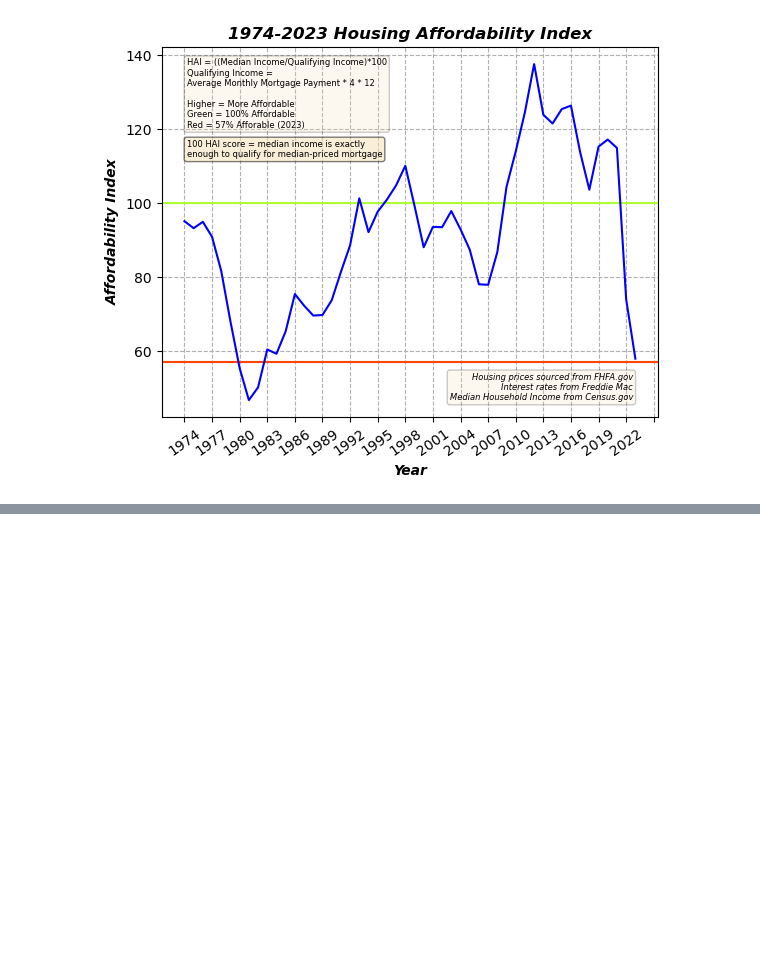
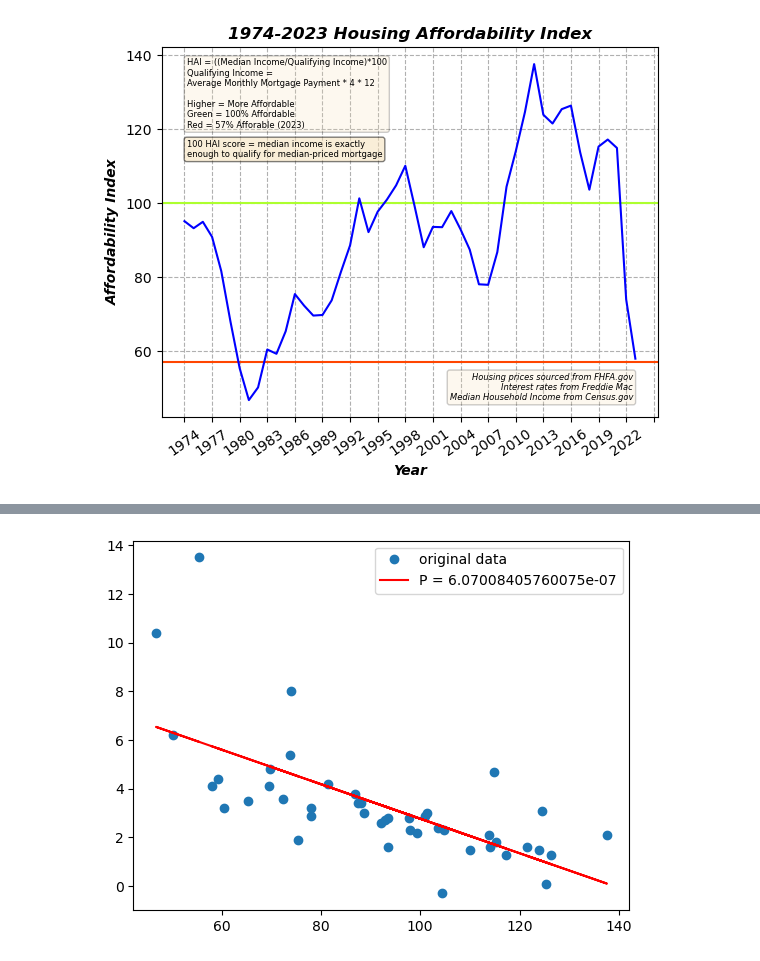
Before and after one commit to mmikul2/D195-Capstone, a Jupyter notebook: Explanatory Data Analysis.ipynb, the cells around one changed output, grey strips where cells are left out. Cells and saved outputs as stored; diff of their text form; code cells hidden in the pictures; blank space fills up the shorter version.

```diff
--- a/Explanatory Data Analysis.ipynb
+++ b/Explanatory Data Analysis.ipynb
@@ -120,0 +276,28 @@ plt.plot(df['year'], df['hai'], c = 'b')
+# %%
+# Test D: HAI vs. Inflation Rate
+
+inflationrate = pd.read_csv('inflationrate.csv', sep = ',')
+inflationrate = inflationrate.transpose()
+inflationrate = inflationrate.iloc[1:, :]
+inflationrate = inflationrate.rename(columns = {0:'inflationrate'})
+inflationrate["inflationrate"] = [float(str(i).replace(",", "")) for i in inflationrate["inflationrate"]]
+
+d = df
+d = d.drop(columns = 'yearlyavghomeprice')
+d = d.drop(columns = 'medianhouseholdincome')
+d = d.drop(columns = 'interestrates')
+d = d.drop(columns = 'monthlypayment')
+d = d.drop(columns = 'year')
+d = pd.concat([d,inflationrate], axis=1)
+d = d.dropna()
+
+xd = d.hai ###
+yd = d.inflationrate ###
+resd = stats.linregress(xd, yd)
+pd = resd.pvalue
+plt.plot(xd, yd, 'o', label='original data')
+plt.plot(xd, resd.intercept + resd.slope*xd, 'r', label='P = {}'.format(pd))
+plt.legend()
+plt.show()
+# %% [output]
+[figure, added]
```
Also changed, not shown: parts of 14 cells of this notebook, 1 other file.
